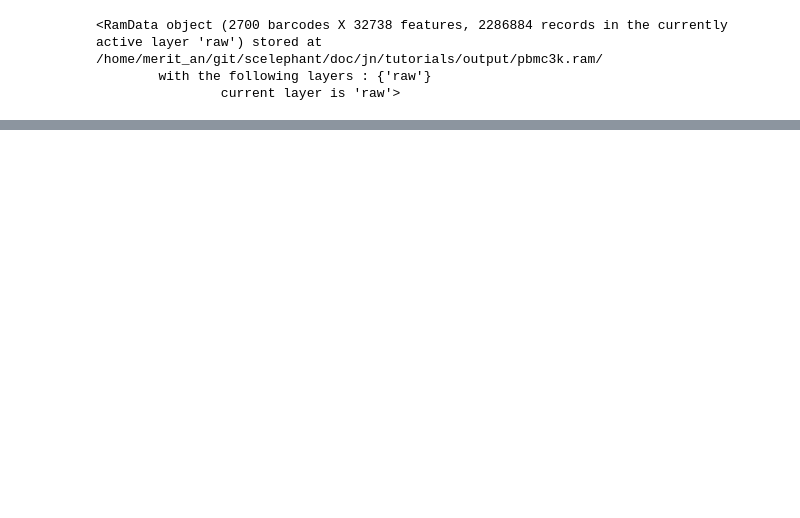
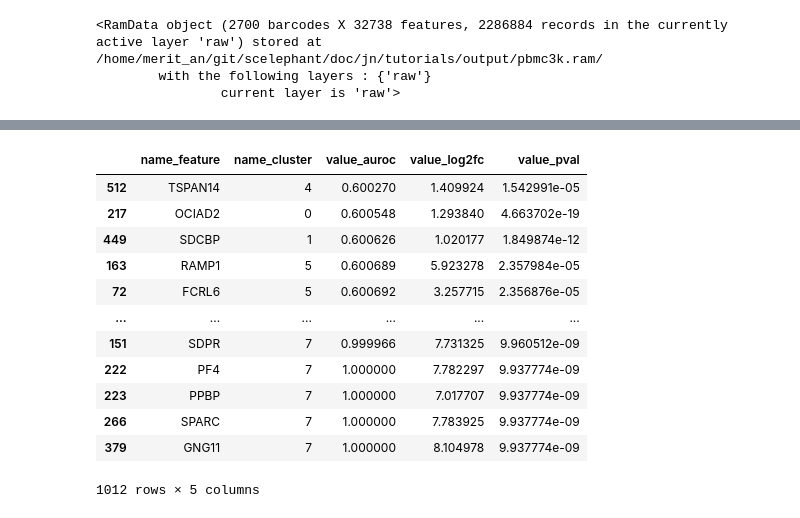
Before and after one commit to ahs2202/scelephant, a Jupyter notebook: doc/jn/tutorials/SC-Elephant_PBMC3k_processing_and_analysis_tutorials.ipynb, the cells around one changed output, grey strips where cells are left out. Saved outputs shown, nothing was run; the diff lists cells and outputs as text; code cells hidden in the pictures; blank space fills up the shorter version.

```diff
--- a/doc/jn/tutorials/SC-Elephant_PBMC3k_processing_and_analysis_tutorials.ipynb
+++ b/doc/jn/tutorials/SC-Elephant_PBMC3k_processing_and_analysis_tutorials.ipynb
@@ -179,0 +270,40 @@ sc.pl.umap( adata, color = 'leiden_scanpy' )
+# %%
+"""
+Find marker genes of each cluster
+"""
+# settings
+flag_perform_subsampling = False # it is highly recommended to turn on cluster-based subsampling for an extremely large dataset!
+name_layer = 'normalized_log1p_capped'
+
+if flag_perform_subsampling :
+    ''' subsample for each cluster using the label '''
+    ram.subsample_for_each_clus(
+        name_col_label = name_col_label,
+        int_num_entries_to_subsample = int( len( ram.bc ) / 3 ),  # subsample 1/3 of cells
+        index_col_of_name_col_label = -1,
+        name_col_filter = 'filtered_barcodes', # input column name containing the filter to subsample
+        name_col_filter_subsampled = None, # output column name to store the filter. If None is given, output to current filter object
+    )
+
+''' search marker feature for each cluster '''
+ram.find_markers(
+    name_layer = name_layer, # normalized using log1p-normalized values
+    name_col_label = name_col_label, # name of the annotation column to perform marker gene search
+    index_name_col_label = -1, # for a typical annotation column containing 1D data array, set this value to -1 (indicating 1D)
+    l_name_cluster = None, # search marker genes for all cluster labels
+    name_col_log2fc = f'{name_col_label}__marker_log2fc',
+    name_col_auroc = f'{name_col_label}__marker_auroc',
+    name_col_pval = f'{name_col_label}__marker_pval',
+    method_pval = 'wilcoxon', # use wilcoxon test
+)
+
+''' retrieve filtered marker calculation results '''
+df_res = ram.get_marker_table(
+    max_pval = 1e-3,
+    min_auroc = 0.6,
+    min_log2fc = 1,
+    name_col_log2fc = f'{name_layer}_{name_col_label}__marker_log2fc',
+    name_col_auroc = f'{name_layer}_{name_col_label}__marker_auroc',
+    name_col_pval = f'{name_layer}_{name_col_label}__marker_pval',
+)
+df_res # display marker gene search results
@@ -179,0 +361,16 @@ sc.pl.umap( adata, color = 'leiden_scanpy' )
+# %%
+df_res.sort_values( 'value_auroc' )
+# %% [output]
+|  | name_feature | name_cluster | value_auroc | value_log2fc | value_pval |
+| 512 | TSPAN14 | 4 | 0.600270 | 1.409924 | 1.542991e-05 |
+| 217 | OCIAD2 | 0 | 0.600548 | 1.293840 | 4.663702e-19 |
+| 449 | SDCBP | 1 | 0.600626 | 1.020177 | 1.849874e-12 |
+| 163 | RAMP1 | 5 | 0.600689 | 5.923278 | 2.357984e-05 |
+| 72 | FCRL6 | 5 | 0.600692 | 3.257715 | 2.356876e-05 |
+| ... | ... | ... | ... | ... | ... |
+| 151 | SDPR | 7 | 0.999966 | 7.731325 | 9.960512e-09 |
+| 222 | PF4 | 7 | 1.000000 | 7.782297 | 9.937774e-09 |
+| 223 | PPBP | 7 | 1.000000 | 7.017707 | 9.937774e-09 |
+| 266 | SPARC | 7 | 1.000000 | 7.783925 | 9.937774e-09 |
+| 379 | GNG11 | 7 | 1.000000 | 8.104978 | 9.937774e-09 |
+1012 rows × 5 columns
```
Also changed, not shown: parts of 20 cells of this notebook, 4 other files.
